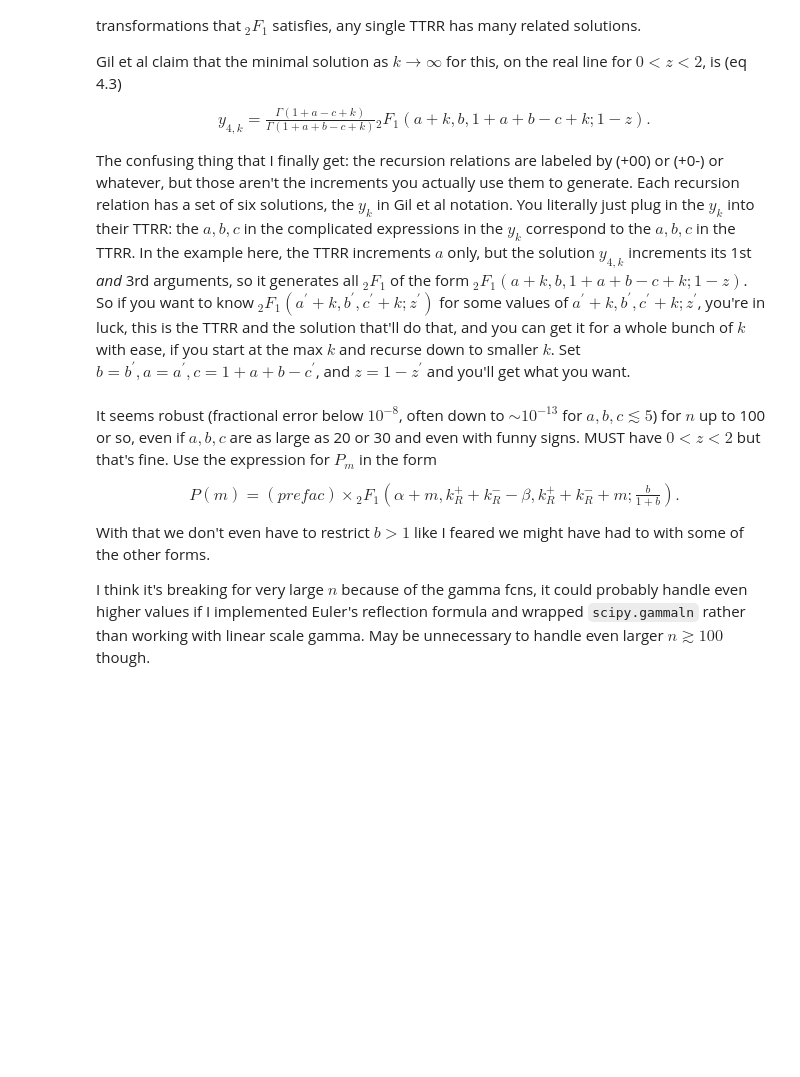
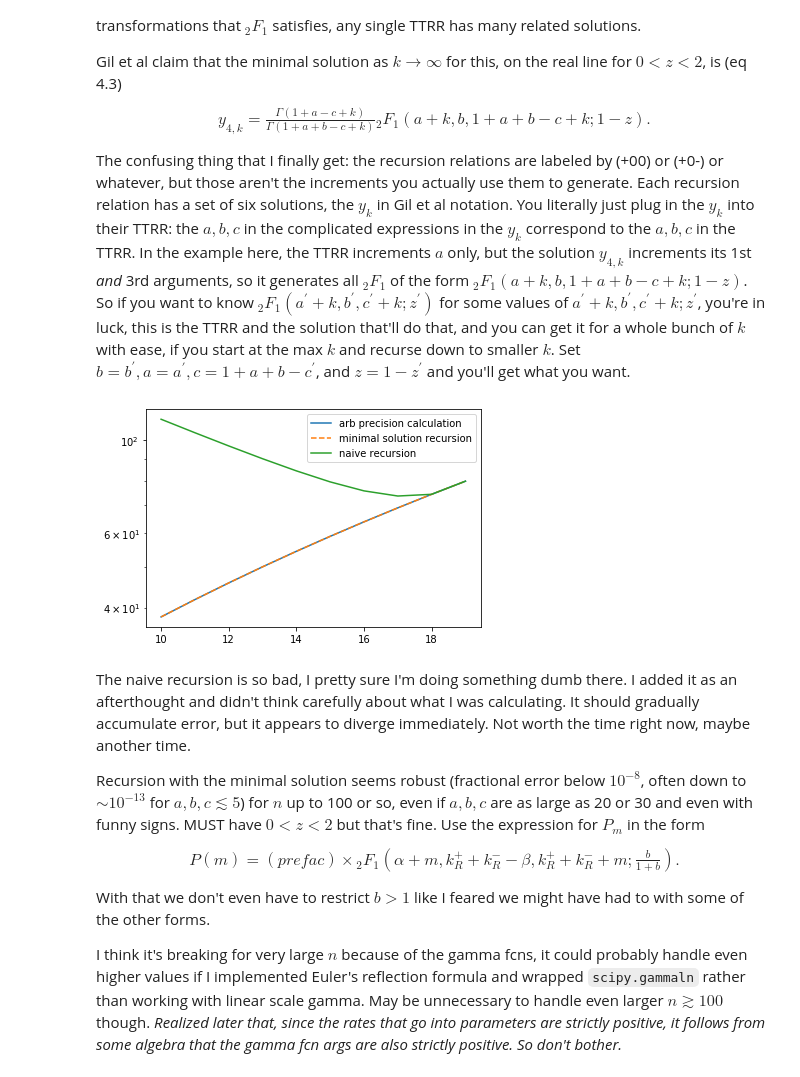
Before and after one commit to RPGroup-PBoC/bursty_transcription, a Jupyter notebook: code/exploratory/recursion_2F1.ipynb, the cells around one changed output. Cells and saved outputs as stored; diff of their text form; code cells hidden in the pictures; blank space fills up the shorter version.

```diff
--- a/code/exploratory/recursion_2F1.ipynb
+++ b/code/exploratory/recursion_2F1.ipynb
@@ -66,36 +69,54 @@ y_{4,k} = \frac{\Gamma(1+a-c+k)}{\Gamma(1+a+b-c+k)} {_2F_1}(a+k,b,1+a+b-c+k;1-z)
 The confusing thing that I finally get: the recursion relations are labeled by (+00) or (+0-) or whatever, but those aren't the increments you actually use them to generate. Each recursion relation has a set of six solutions, the $y_k$ in Gil et al notation. You literally just plug in the $y_k$ into their TTRR: the $a,b,c$ in the complicated expressions in the $y_k$ correspond to the $a,b,c$ in the TTRR. In the example here, the TTRR increments $a$ only, but the solution $y_{4,k}$ increments its 1st _and_ 3rd arguments, so it generates all $_2F_1$ of the form ${_2F_1}(a+k,b,1+a+b-c+k;1-z)$. So if you want to know ${_2F_1}(a^\prime+k,b^\prime,c^\prime+k;z^\prime)$ for some values of $a^\prime+k,b^\prime,c^\prime+k;z^\prime$, you're in luck, this is the TTRR and the solution that'll do that, and you can get it for a whole bunch of $k$ with ease, if you start at the max $k$ and recurse down to smaller $k$. Set $b=b^\prime, a=a^\prime, c=1+a+b-c^\prime$, and $z=1-z^\prime$ and you'll get what you want.
 # %%
 # rev recursion
-n = np.arange(0,120)
-a = -29.2
-b = -50.5
-c = 21.1
-z = 0.25
-gamma_numer = gamma(1+a-c+n)
-gamma_denom = gamma(1+a+b-c+n)
+k_burst = 5.2
+mean_n = 3.6
+kR_on = 4.5
+kR_off = 3
+rate_sum = k_burst + kR_off + kR_on
+sqrt_discrim = np.sqrt((rate_sum)**2 - 4*k_burst*kR_off)
+alpha = (rate_sum + sqrt_discrim) / 2.0
+beta = (rate_sum - sqrt_discrim) / 2.0
+gamma = kR_on + kR_off
+
+n = np.arange(10,20)
+a = alpha
+b = gamma - beta
+c = beta - alpha - 1
+z = (1 + mean_n)**(-1)
+gamma_numer = gammafn(1+a-c+n)
+gamma_denom = gammafn(1+a+b-c+n)
 mp_math2F1 = np.asfarray(np_2f1(a+n, b, 1+a+b-c+n, 1-z))
 min2F1 = np.zeros_like(np.asfarray(n))
-min2F1[-2:] = mp_math2F1[-2:] * gamma_numer[-2:] / gamma_denom[-2:]
+dum2F1 = np.zeros_like(min2F1)
+dum2F1[-2:] = mp_math2F1[-2:]
 min2F1[-1] = (np.exp(gammaln(1+a-c+n[-1]) - gammaln(1+a+b-c+n[-1]))
               * np_2f1(a+n[-1],b,1+a+b-c+n[-1],1-z))
 min2F1[-2] = (np.exp(gammaln(1+a-c+n[-2]) - gammaln(1+a+b-c+n[-2]))
               * np_2f1(a+n[-2],b,1+a+b-c+n[-2],1-z))
 # python indexing rules make the indexing here horribly confusing,
 # haven't yet figured out a better/more transparent way
 for i, k in enumerate(np.arange(n[-1]-1, n[0], -1)):
-    ak = a+k
-    prefac_k = 2*ak - c - ak*z + b*z
-    prefac_kplus1 = ak*(z-1)
-    denom = c - ak
+    apk = a+k
+    prefac_k = 2*apk - c + (b - apk)*z
+    prefac_kplus1 = apk*(z-1)
+    denom = c - apk
     min2F1[-(3+i)] = - (prefac_k * min2F1[-(2+i)] + prefac_kplus1 * min2F1[-(1+i)]) / denom
+    dum2F1[-(3+i)] = - (prefac_k * dum2F1[-(2+i)] + prefac_kplus1 * dum2F1[-(1+i)]) / denom
 min2F1 *= (gamma_denom/gamma_numer)
-# plt.semilogy(n, mp_math2F1)
-plt.plot(n, mp_math2F1/min2F1);
+plt.semilogy(n, mp_math2F1, label='arb precision calculation')
+plt.plot(n, min2F1, '--', label='minimal solution recursion');
+plt.plot(n, dum2F1, label='naive recursion')
+plt.legend();
+# %% [output]
+[figure, added]
 # %% [markdown]
-It seems robust (fractional error below $10^{-8}$, often down to $\sim10^{-13}$ for $a,b,c\lesssim5$) for $n$ up to 100 or so, even if $a,b,c$ are as large as 20 or 30 and even with funny signs. MUST have $0<z<2$ but that's fine. Use the expression for $P_m$ in the form
+The naive recursion is so bad, I pretty sure I'm doing something dumb there. I added it as an afterthought and didn't think carefully about what I was calculating. It should gradually accumulate error, but it appears to diverge immediately. Not worth the time right now, maybe another time.
+
+Recursion with the minimal solution seems robust (fractional error below $10^{-8}$, often down to $\sim10^{-13}$ for $a,b,c\lesssim5$) for $n$ up to 100 or so, even if $a,b,c$ are as large as 20 or 30 and even with funny signs. MUST have $0<z<2$ but that's fine. Use the expression for $P_m$ in the form
 \begin{align}
 P(m) = (prefac)\times {_2F_1}(\alpha+m, k_R^+ + k_R^- - \beta, k_R^+ + k_R^- + m;\frac{b}{1+b}).
 \end{align}
 With that we don't even have to restrict $b>1$ like I feared we might have had to with some of the other forms.
 
-I think it's breaking for very large $n$ because of the gamma fcns, it could probably handle even higher values if I implemented Euler's reflection formula and wrapped `scipy.gammaln` rather than working with linear scale gamma. May be unnecessary to handle even larger $n\gtrsim100$ though.
+I think it's breaking for very large $n$ because of the gamma fcns, it could probably handle even higher values if I implemented Euler's reflection formula and wrapped `scipy.gammaln` rather than working with linear scale gamma. May be unnecessary to handle even larger $n\gtrsim100$ though. _Realized later that, since the rates that go into parameters are strictly positive, it follows from some algebra that the gamma fcn args are also strictly positive. So don't bother._
```
Also changed, not shown: parts of 2 cells of this notebook, 2 other files.
